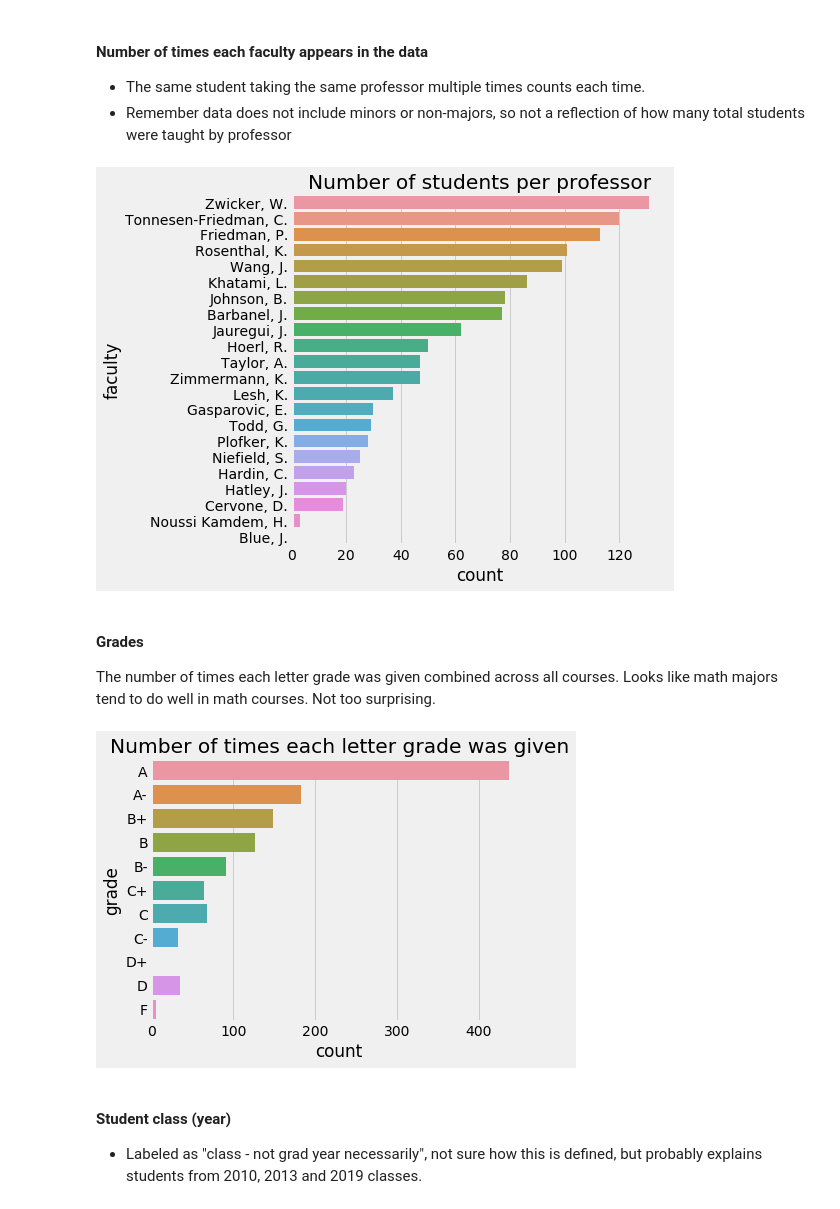
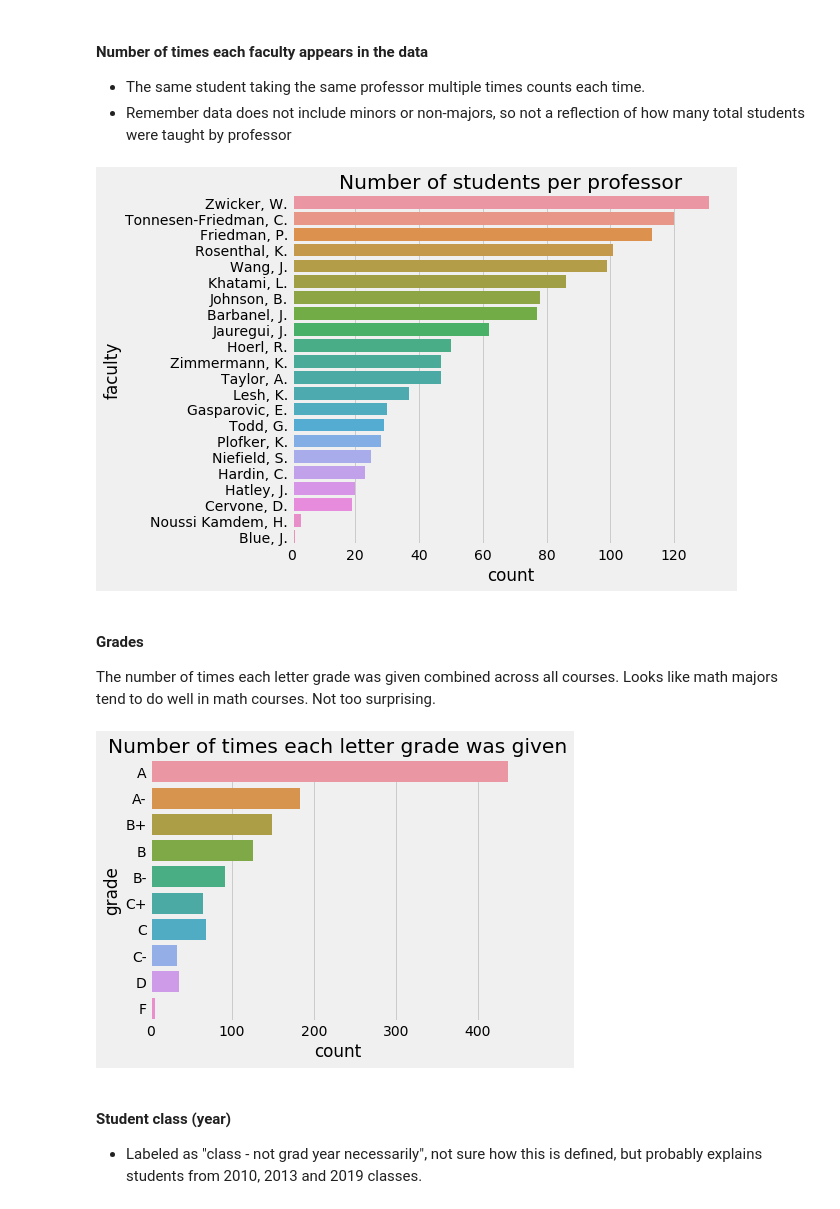
Before and after one commit to pmgasper/union_students, a Jupyter notebook: data_exploration.ipynb, the cells around one changed output. Saved outputs shown, nothing was run; the diff lists cells and outputs as text; code cells hidden in the pictures.

```diff
--- a/data_exploration.ipynb
+++ b/data_exploration.ipynb
@@ -23,43 +24,26 @@ pd.set_option('max_columns', 50)
 # Constants
 
 # Grades rank order
-grade_rank = ['A', 'A-', 'B+', 'B', 'B-', 'C+', 'C', 'C-', 'D+', 'D', 'F']
-point_rank = [4.0,  3.7,  3.3, 3.0,  2.7,  2.3, 2.0,  1.7,  1.3, 1.0,  0 ]
+grade_to_point = {'A':4.0, 'A-':3.7, 'B+':3.3, 'B':3.0, 'B-':2.7, 'C+':2.3,
+                  'C':2.0, 'C-':1.7, 'D': 1.0, 'F':0.0, 'NC': None, 'P': None}
+grade_rank = ['A', 'A-', 'B+', 'B', 'B-', 'C+', 'C', 'C-', 'D', 'F']
+point_rank = [grade_to_point[grade] for grade in grade_rank]
 
-# Grade point equivalents
-grade_to_point = {'A' : 4.0,
-                  'A-': 3.7,
-                  'B+': 3.3,
-                  'B' : 3.0,
-                  'B-': 2.7,
-                  'C+': 2.3,
-                  'C' : 2.0,
-                  'C-': 1.7,
-                  'D+': 1.3,
-                  'D':  1.0,
-                  'F':  0.0,
-                  'NC': None,
-                  'P': None}
-
-# Terms season to month
-term_to_month = {'FA':  9,
-                 'WI':  1,
-                 'SP':  4,
-                 'SU':  7}
+# Terms
+term_to_month = {'FA':9, 'WI':1, 'SP':4, 'SU':7}
 term_order_nosu = ['FA', 'WI', 'SP']
 
 # Course groups
 #   Somewhat arbitrary groups based on major requirements:
 #         https://muse.union.edu/mathematics/program/major-minor/
 #   note: intro courses split into three paths and may also be satisified
-#         with AP credit
+#         with AP credit, first path (MTH-100 -101, -102) excluded as it is
+#         uncommon for majors
 #   note: 497 or 498 and 499 are senior theses. P (pass) is give to 498
 #         instead of a letter grade
-courses_intro =  ['MTH-100', 'MTH-101', 'MTH-102',
-                  'MTH-110', 'MTH-112',
-                  'MTH-113']
-courses_core =   ['MTH-115', 'MTH-115H', 'MTH-117', 'MTH-199',
-                  'MTH-332', 'MTH-336', 'MTH-340']
+courses_intro = ['MTH-110', 'MTH-112','MTH-113']
+courses_core = ['MTH-115', 'MTH-115H', 'MTH-117', 'MTH-199', 'MTH-332',
+                'MTH-336', 'MTH-340']
 courses_thesis = ['MTH-497', 'MTH-499']
 courses_select = courses_intro + courses_core + courses_thesis
 # %% [markdown]
@@ -91,7 +75,7 @@ info.rename({'@id':'id',
 #   Reassign student ids to unknown student-id pairings.
 unique_ids = info['id'].unique()
 np.random.shuffle(unique_ids)
-new_ids = {unique_id:idx for idx, unique_id in enumerate(unique_ids)}
+new_ids = {unique_id:idx + 1 for idx, unique_id in enumerate(unique_ids)}
 info['id'] = info.apply(lambda srs: new_ids[srs['id']], axis=1)
 
 # Drop names
@@ -219,11 +203,12 @@ plt.show()
 * Remember data does not include minors or non-majors, so not a reflection of how many total students were taught by professor
 # %%
 # Faculty counts
+plt.figure(figsize=(7.0, 6.0))
 sns.countplot(y='faculty', data=data, order=data.faculty.value_counts().index)
 plt.title('Number of students per professor')
 plt.show()
 # %% [output]
-[figure, old version]
+[figure, new version]
 # %% [markdown]
 #### Grades
 
@@ -235,7 +220,7 @@ sns.countplot(y='grade', data=data, order=grade_rank)
 plt.title('Number of times each letter grade was given')
 plt.show()
 # %% [output]
-[figure, old version]
+[figure, new version]
 # %% [markdown]
 #### Student class (year)
 * Labeled as "class - not grad year necessarily", not sure how this is defined, but probably explains students from 2010, 2013 and 2019 classes.
```
Also changed, not shown: parts of 18 cells of this notebook.
